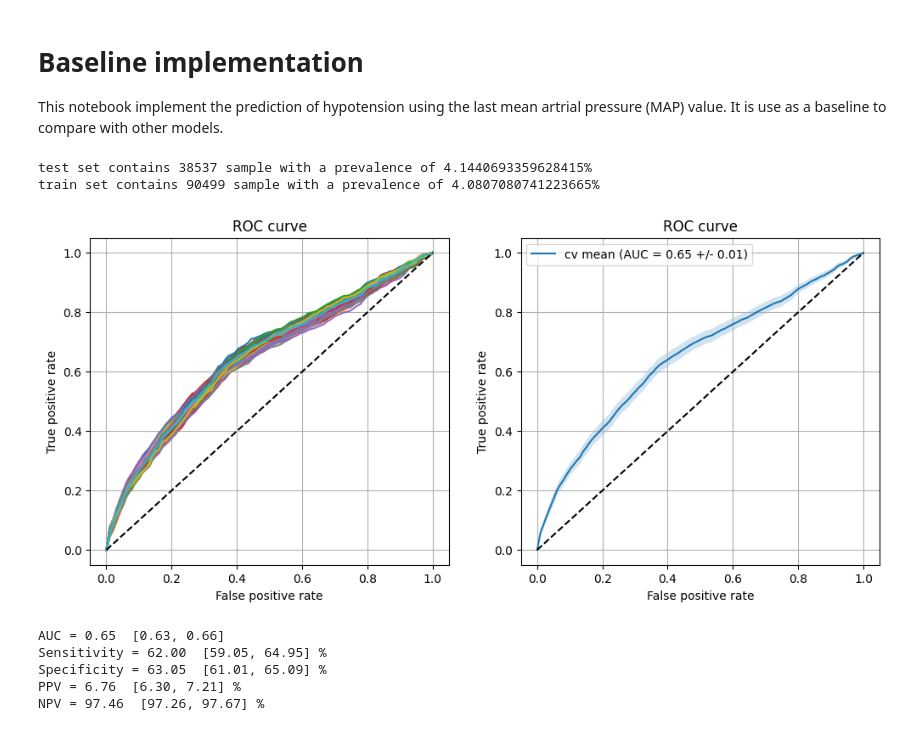
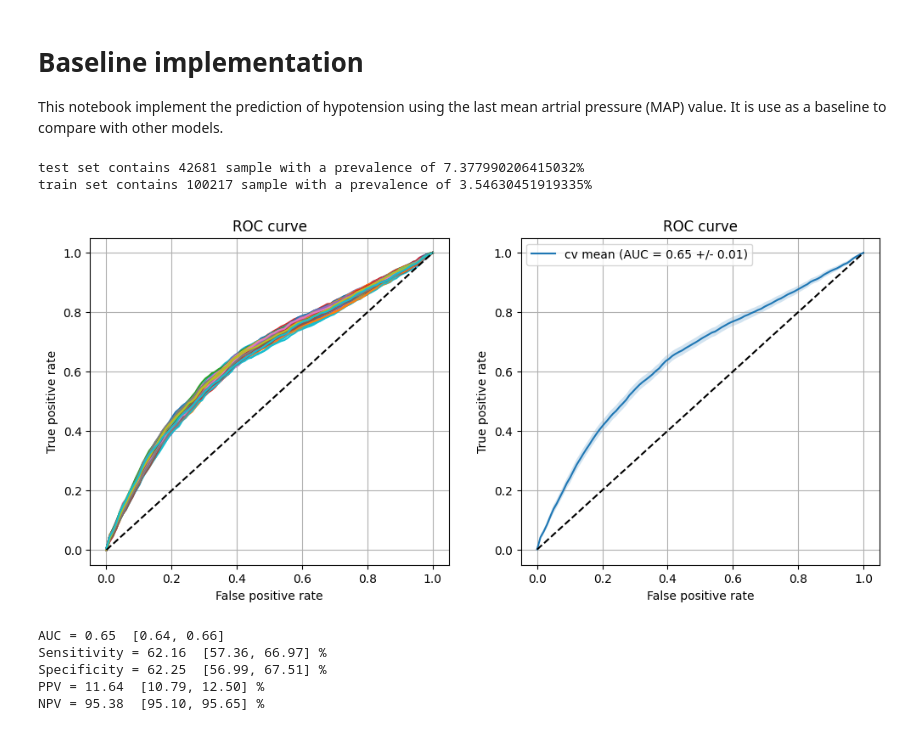
Before and after one commit to BobAubouin/hypotension_pred, a Jupyter notebook: scripts/baseline.ipynb, the cells around one changed output. Drawn from its saved outputs; the diff is of its cells as text; code cells hidden in the pictures.

```diff
--- a/scripts/baseline.ipynb
+++ b/scripts/baseline.ipynb
@@ -12,18 +12,15 @@ HALF_TIME_FILTERING = 10 # secondes
 FEATURE_NAME = "dbp"
 # %%
 # import the data frame and add the meta data to the segments
-data = pd.read_parquet(Path('data/datasets/base_dataset/cases/'))
-
+data = pd.read_parquet('data/datasets/base_dataset/cases/')
 static = pd.read_parquet('data/datasets/base_dataset/meta.parquet')
-
 data = data.merge(static, on='caseid')
 
 data.asa = data.asa.astype(int)
 data.preop_htn = data.preop_htn.astype(int)
 
-
-train = data[data['split'] == 1]
-test = data[data['split'] == 0]
+train = data[data['split'] == "train"]
+test = data[data['split'] == "test"]
 # %%
 # for each subgoup of data, create a regressor and evaluate it
 n_bootstraps = 200
@@ -102,42 +99,46 @@ plt.xlabel('False positive rate')
 plt.ylabel('True positive rate')
 plt.title('ROC curve')
 plt.legend()
 plt.grid()
 plt.show()
 
 # save data into a csv file
 df = pd.DataFrame({
     'fpr': fpr,
     'tpr': tpr_mean,
     'tpr_std': tpr_std,
     'threshold': thr_mean,
     'auc': np.mean(auc_list),
     'auc_std': pd.Series(auc_list).std(),
     'sensitivity': sensi_mean,
     'sensitivity_std': sensi_std,
     'specificity': speci_mean,
     'specificity_std': speci_std,
     'ppv': ppv_mean,
     'ppv_std': ppv_std,
     'npv': npv_mean,
     'npv_std': npv_std
 })
-df.to_csv('data/results/baseline_roc.csv', index=False)
+
+result_file = Path('data/results/baseline_roc.csv')
+if not result_file.parent.exists():
+    result_file.parent.mkdir()
+df.to_csv(result_file, index=False)
 
 print(f"AUC = {np.mean(auc_list):.2f}  [{np.mean(auc_list) - pd.Series(auc_list).std()*2:.2f}, {np.mean(auc_list) + pd.Series(auc_list).std()*2:.2f}]")
 print(f"Sensitivity = {sensi_mean:.2f}  [{sensi_mean - sensi_std*2:.2f}, {sensi_mean + sensi_std*2:.2f}] %")
 print(f"Specificity = {speci_mean:.2f}  [{speci_mean - speci_std*2:.2f}, {speci_mean + speci_std*2:.2f}] %")
 print(f"PPV = {ppv_mean:.2f}  [{ppv_mean - ppv_std*2:.2f}, {ppv_mean + ppv_std*2:.2f}] %")
 print(f"NPV = {npv_mean:.2f}  [{npv_mean - npv_std*2:.2f}, {npv_mean + npv_std*2:.2f}] %")
 # %% [output]
-test set contains 38537 sample with a prevalence of 4.1440693359628415%
-train set contains 90499 sample with a prevalence of 4.0807080741223665%
+test set contains 42681 sample with a prevalence of 7.377990206415032%
+train set contains 100217 sample with a prevalence of 3.54630451919335%
-[figure, old version]
+[figure, new version]
-AUC = 0.65  [0.63, 0.66]
-Sensitivity = 62.00  [59.05, 64.95] %
-Specificity = 63.05  [61.01, 65.09] %
-PPV = 6.76  [6.30, 7.21] %
-NPV = 97.46  [97.26, 97.67] %
+AUC = 0.65  [0.64, 0.66]
+Sensitivity = 62.16  [57.36, 66.97] %
+Specificity = 62.25  [56.99, 67.51] %
+PPV = 11.64  [10.79, 12.50] %
+NPV = 95.38  [95.10, 95.65] %
 # %%
 # plot 3 random cases with the corresponding decision function
 from scripts.dataLoader import label_caseid
```
Also changed, not shown: parts of 1 cell of this notebook.
